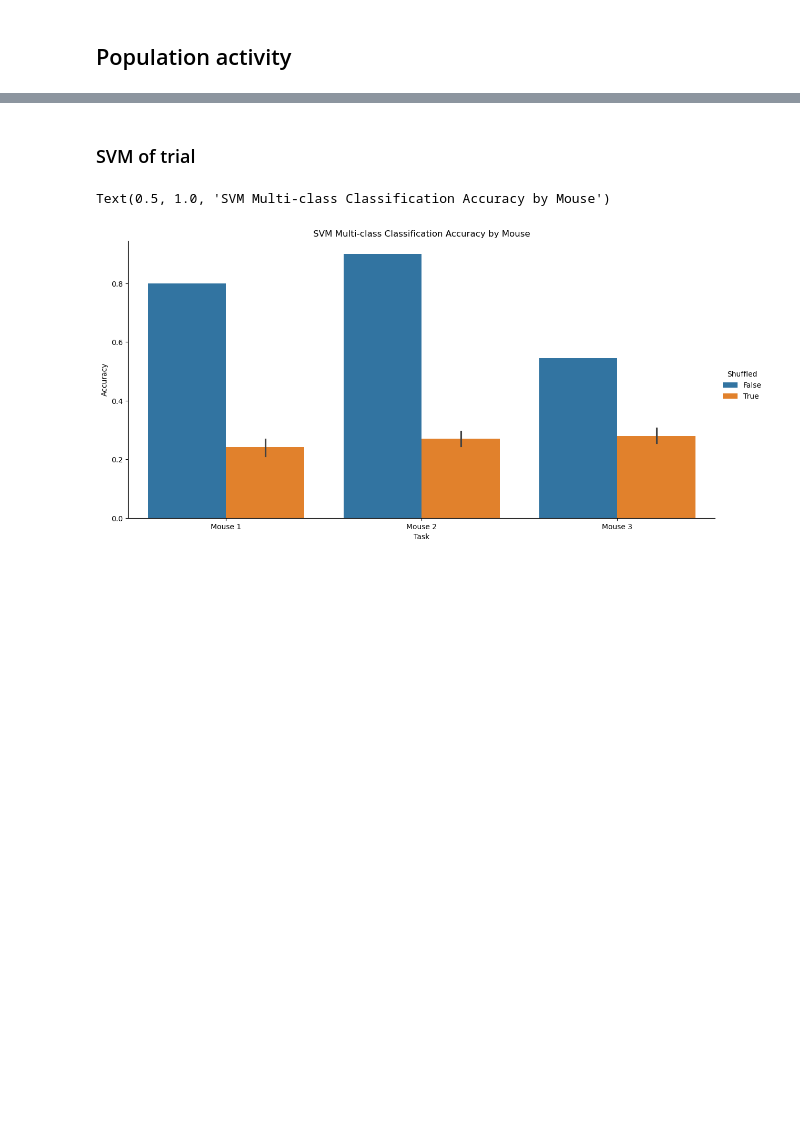
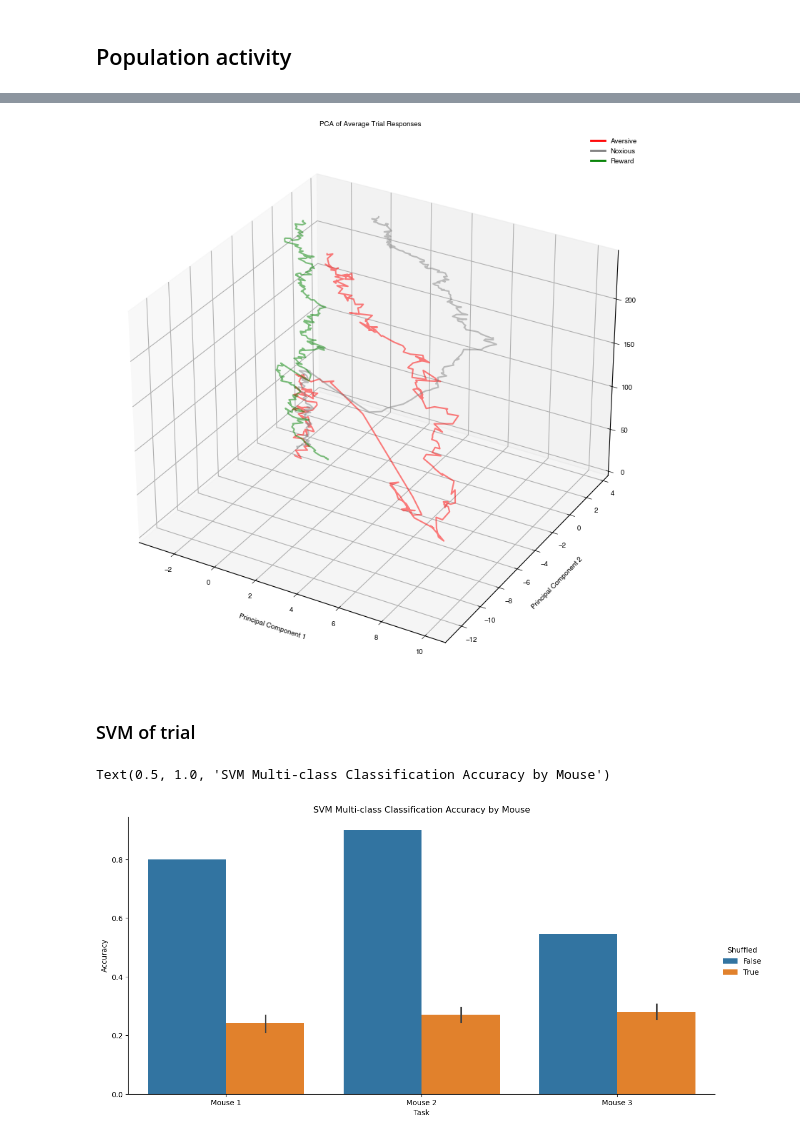
Before and after one commit to juliawang22/noxious-data-analysis, a Jupyter notebook: general_analysis.ipynb, the cells around one changed output, grey strips where cells are left out. Cells and saved outputs as stored; diff of their text form; code cells hidden in the pictures; blank space fills up the shorter version.

```diff
--- a/general_analysis.ipynb
+++ b/general_analysis.ipynb
@@ -144,3 +178,22 @@ for mouse_id in np.unique(mouse_ids):
+# %%
+fig = plt.figure(figsize=(10, 8))
+ax = fig.add_subplot(111, projection='3d')
+# Color mapping based on which stim condition
+color_mapping = {0: 'red', 3: 'grey', 4: 'green'}
+# Plot average response per trial type
+for stim_type in [0, 3, 4]:
+    average_trial_result = np.mean(pca_trial_result[mouse_stim_labels[1] == stim_type, :, :], axis=0)
+    ax.plot(average_trial_result[:, 0], average_trial_result[:, 1], zs=np.arange(250), alpha=0.5, c=color_mapping[stim_type])
+ax.legend(handles=[plt.Line2D([0], [0], color='red', lw=2, label='Aversive'),
+                     plt.Line2D([0], [0], color='grey', lw=2, label='Noxious'),
+                        plt.Line2D([0], [0], color='green', lw=2,   label='Reward')])
+ax.set_zlabel('Time', )
+ax.set_xlabel('Principal Component 1')
+ax.set_ylabel('Principal Component 2')
+plt.title('PCA of Average Trial Responses')
+plt.tight_layout()
+# %% [output]
+[figure, added]
 # %% [markdown]
 ### SVM of trial
 # %%
```
Also changed, not shown: parts of 10 cells of this notebook.
